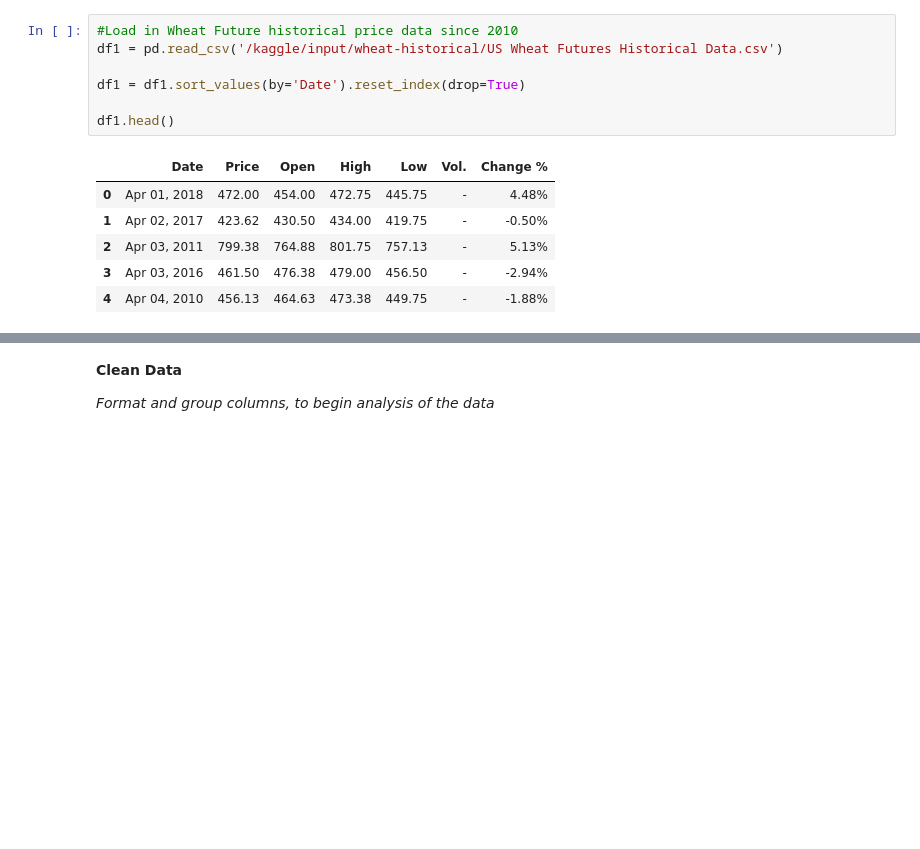
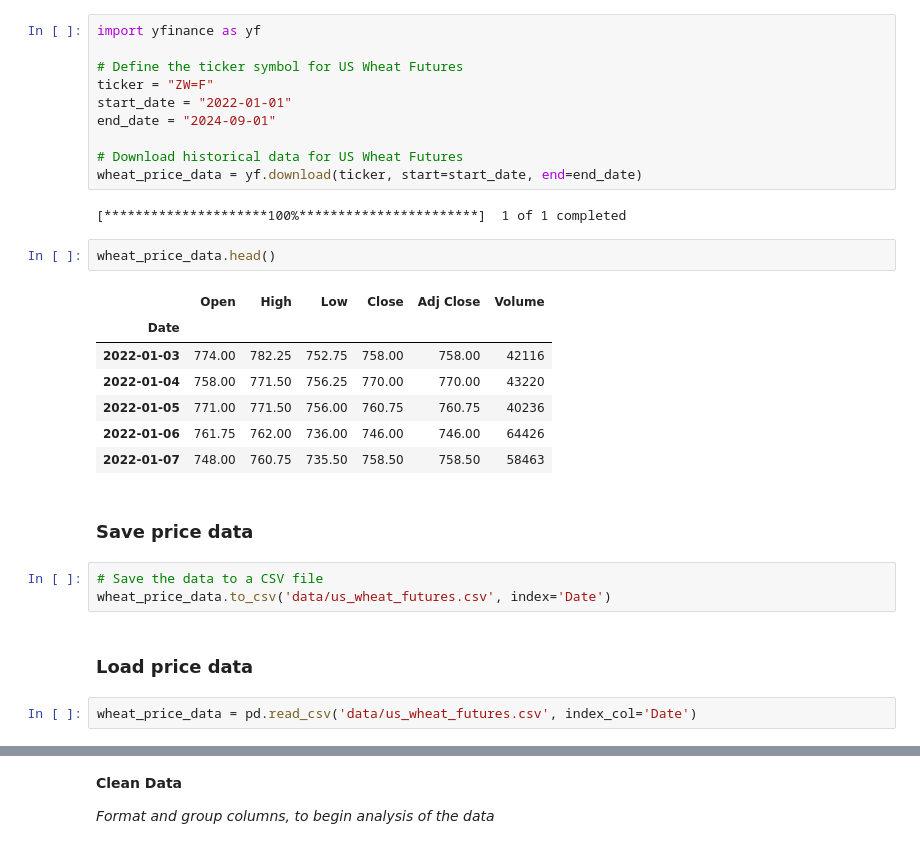
Before and after one commit to Renuto/Trading-Algorithmic, a Jupyter notebook: COT/cot-reports-price-data-linear-regression.ipynb, the cells around one changed output, grey strips where cells are left out. Saved outputs shown, nothing was run; the diff lists cells and outputs as text; blank space fills up the shorter version.

```diff
--- a/COT/cot-reports-price-data-linear-regression.ipynb
+++ b/COT/cot-reports-price-data-linear-regression.ipynb
@@ -91,14 +87,31 @@ df.head()
-# %%
-#Load in Wheat Future historical price data since 2010
-df1 = pd.read_csv('/kaggle/input/wheat-historical/US Wheat Futures Historical Data.csv')
-
-df1 = df1.sort_values(by='Date').reset_index(drop=True)
-
-df1.head()
-# %% [output]
-|  | Date | Price | Open | High | Low | Vol. | Change % |
-| 0 | Apr 01, 2018 | 472.00 | 454.00 | 472.75 | 445.75 | - | 4.48% |
-| 1 | Apr 02, 2017 | 423.62 | 430.50 | 434.00 | 419.75 | - | -0.50% |
-| 2 | Apr 03, 2011 | 799.38 | 764.88 | 801.75 | 757.13 | - | 5.13% |
-| 3 | Apr 03, 2016 | 461.50 | 476.38 | 479.00 | 456.50 | - | -2.94% |
-| 4 | Apr 04, 2010 | 456.13 | 464.63 | 473.38 | 449.75 | - | -1.88% |
+# %%
+import yfinance as yf
+
+# Define the ticker symbol for US Wheat Futures
+ticker = "ZW=F"
+start_date = "2022-01-01"
+end_date = "2024-09-01"
+
+# Download historical data for US Wheat Futures
+wheat_price_data = yf.download(ticker, start=start_date, end=end_date)
+# %% [output]
+[*********************100%***********************]  1 of 1 completed
+# %%
+wheat_price_data.head()
+# %% [output]
+|  | Open | High | Low | Close | Adj Close | Volume |
+| Date |  |  |  |  |  |  |
+| 2022-01-03 | 774.00 | 782.25 | 752.75 | 758.00 | 758.00 | 42116 |
+| 2022-01-04 | 758.00 | 771.50 | 756.25 | 770.00 | 770.00 | 43220 |
+| 2022-01-05 | 771.00 | 771.50 | 756.00 | 760.75 | 760.75 | 40236 |
+| 2022-01-06 | 761.75 | 762.00 | 736.00 | 746.00 | 746.00 | 64426 |
+| 2022-01-07 | 748.00 | 760.75 | 735.50 | 758.50 | 758.50 | 58463 |
+# %% [markdown]
+### Save price data
+# %%
+# Save the data to a CSV file
+wheat_price_data.to_csv('data/us_wheat_futures.csv', index='Date')
+# %% [markdown]
+### Load price data
+# %%
+wheat_price_data = pd.read_csv('data/us_wheat_futures.csv', index_col='Date')
```
Also changed, not shown: parts of 18 cells of this notebook.
